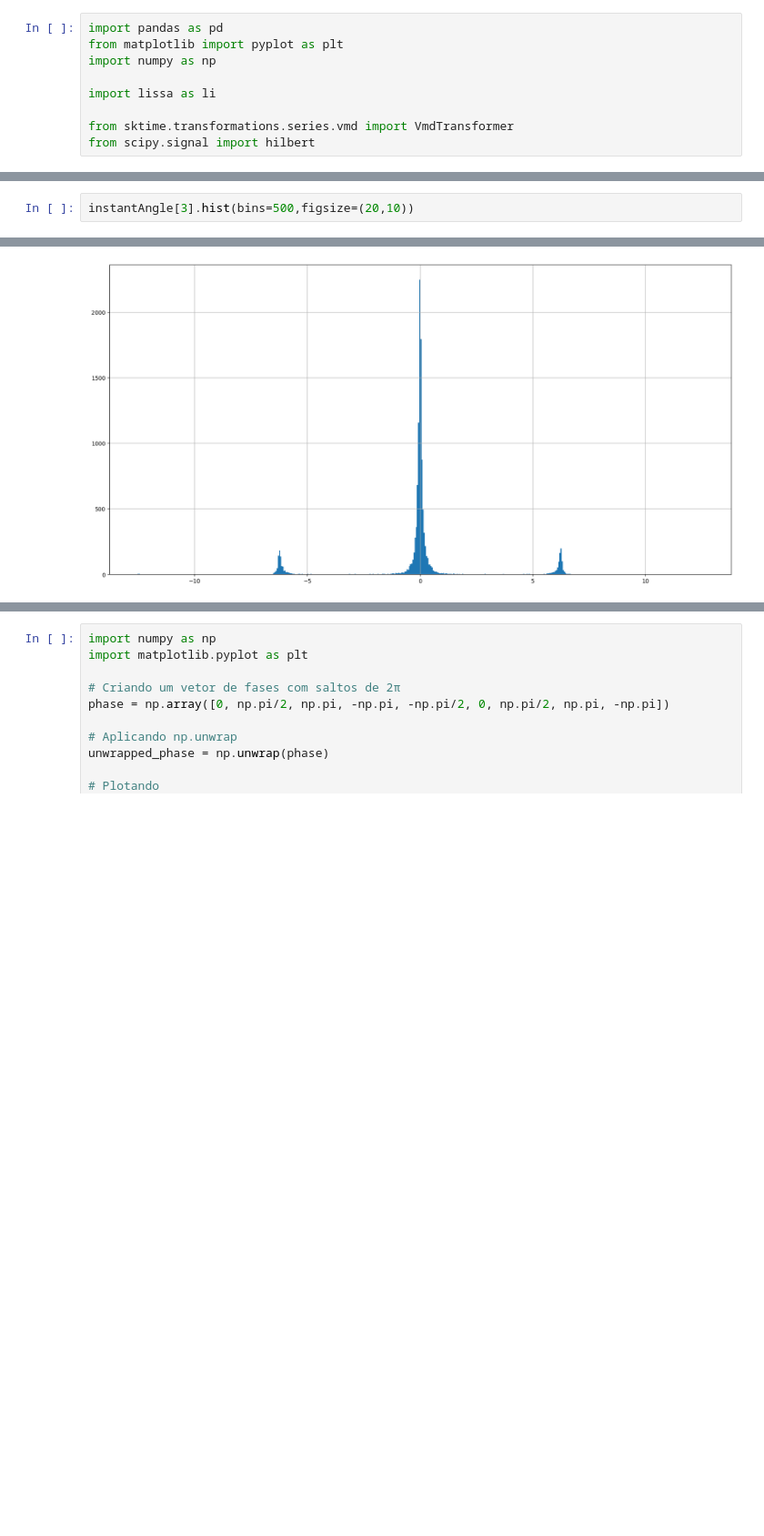
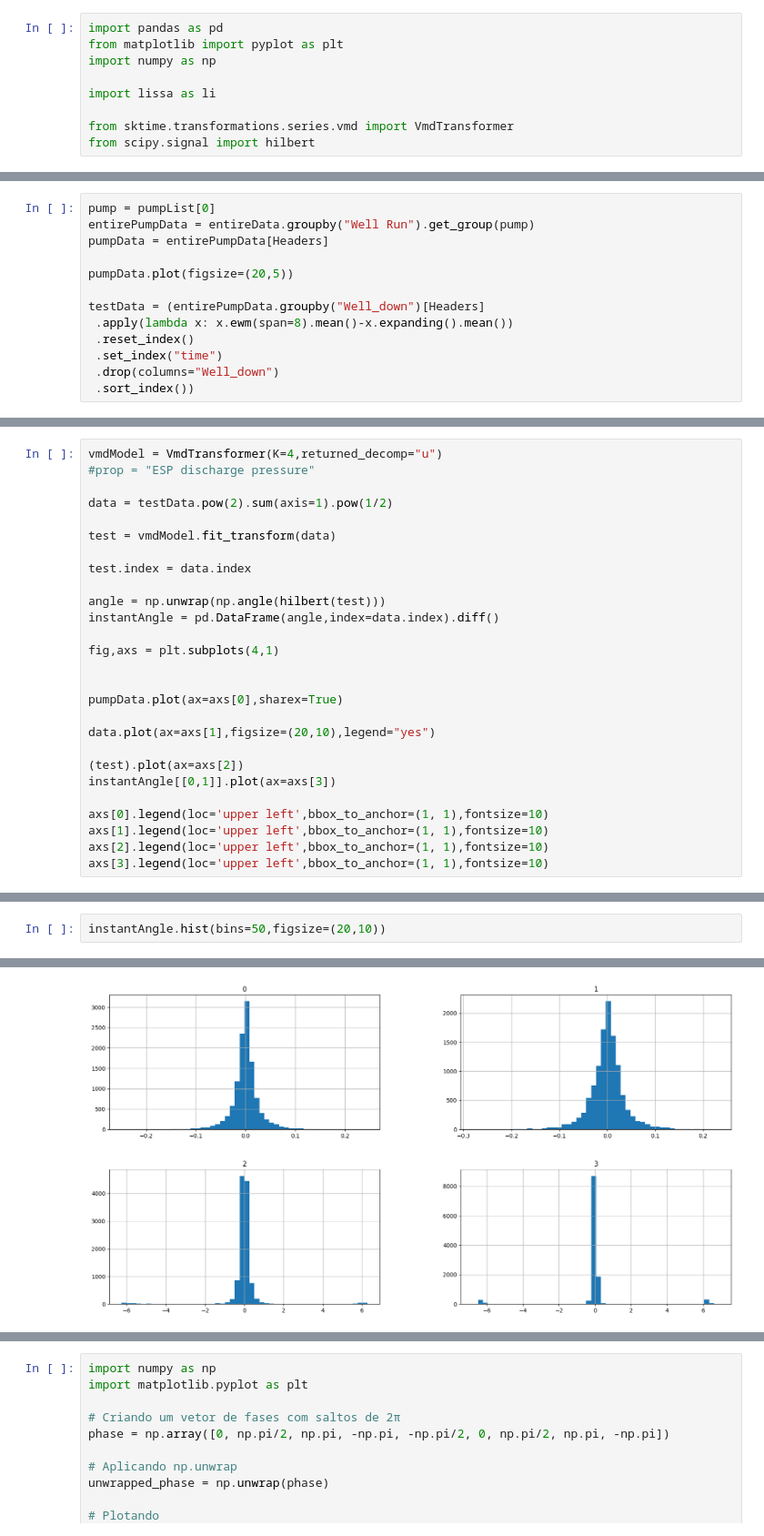
Before and after one commit to RL2-SP3/LISSA, a Jupyter notebook: examples/frequency.ipynb, the cells around one changed output, grey strips where cells are left out. Shown at 91% size. Drawn from its saved outputs; the diff is of its cells as text; blank space fills up the shorter version.

```diff
--- a/examples/frequency.ipynb
+++ b/examples/frequency.ipynb
@@ -41,0 +22,13 @@ pumpData.plot(figsize=(20,10))
+# %%
+pump = pumpList[0]
+entirePumpData = entireData.groupby("Well Run").get_group(pump)
+pumpData = entirePumpData[Headers]
+
+pumpData.plot(figsize=(20,5))
+
+testData = (entirePumpData.groupby("Well_down")[Headers]
+ .apply(lambda x: x.ewm(span=8).mean()-x.expanding().mean())
+ .reset_index()
+ .set_index("time")
+ .drop(columns="Well_down")
+ .sort_index())
@@ -69,0 +46,27 @@ axs[3].plot(instantAngle[3])
+# %%
+vmdModel = VmdTransformer(K=4,returned_decomp="u")
+#prop = "ESP discharge pressure"
+
+data = testData.pow(2).sum(axis=1).pow(1/2)
+
+test = vmdModel.fit_transform(data)
+
+test.index = data.index
+
+angle = np.unwrap(np.angle(hilbert(test)))
+instantAngle = pd.DataFrame(angle,index=data.index).diff()
+
+fig,axs = plt.subplots(4,1)
+
+
+pumpData.plot(ax=axs[0],sharex=True)
+
+data.plot(ax=axs[1],figsize=(20,10),legend="yes")
+
+(test).plot(ax=axs[2])
+instantAngle[[0,1]].plot(ax=axs[3])
+
+axs[0].legend(loc='upper left',bbox_to_anchor=(1, 1),fontsize=10)
+axs[1].legend(loc='upper left',bbox_to_anchor=(1, 1),fontsize=10)
+axs[2].legend(loc='upper left',bbox_to_anchor=(1, 1),fontsize=10)
+axs[3].legend(loc='upper left',bbox_to_anchor=(1, 1),fontsize=10)
@@ -70,3 +98,3 @@ axs[3].plot(instantAngle[3])
 # %%
-instantAngle[3].hist(bins=500,figsize=(20,10))
+instantAngle.hist(bins=50,figsize=(20,10))
 # %% [output]
@@ -74 +104 @@ instantAngle[3].hist(bins=500,figsize=(20,10))
-[figure, old version]
+[figure, new version]
```
Also changed, not shown: parts of 18 cells of this notebook, 2 other files.
